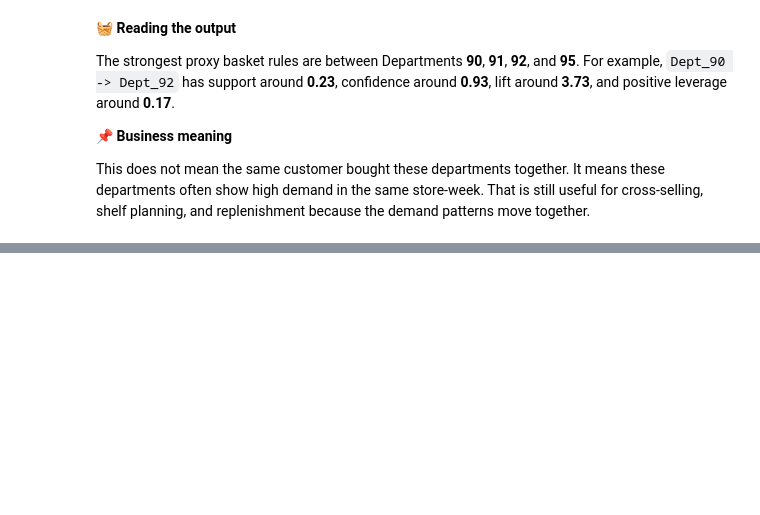
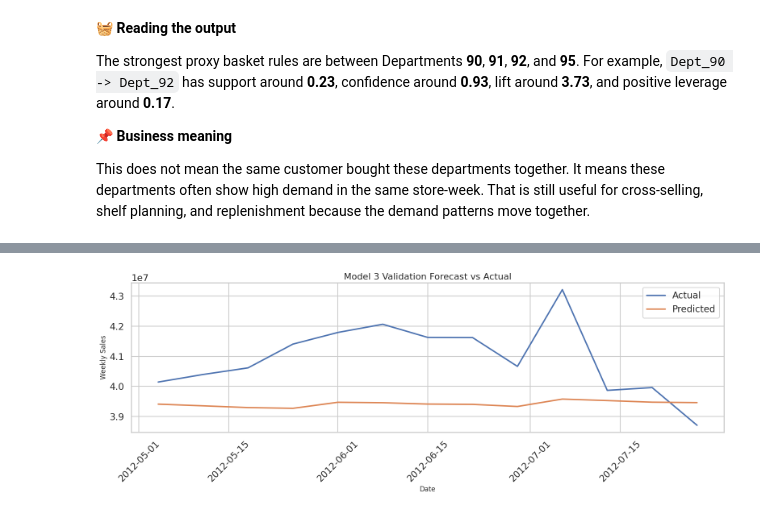
Before and after one commit to I-AM-PRASHANT-VERMA/Almabetter---Integrated-Retail-Analytics-for-Store-Optimization-, a Jupyter notebook: Integrated Retail Analytics for Store Optimization.ipynb, the cells around one changed output, grey strips where cells are left out. Drawn from its saved outputs; the diff is of its cells as text; code cells hidden in the pictures; blank space fills up the shorter version.

```diff
--- a/Integrated Retail Analytics for Store Optimization.ipynb
+++ b/Integrated Retail Analytics for Store Optimization.ipynb
@@ -2583,0 +3056,21 @@ This does not mean the same customer bought these departments together. It means
+# %%
+# Code Cell 49: Visualize the validation predictions for the best initial SARIMAX candidate.
+plt.figure(figsize=(16, 6))  # A wider figure keeps the validation time axis easy to read.
+
+# The actual validation sales path is drawn first.
+sns.lineplot(data=model_3_validation_plot_df, x="Date", y="Actual", label="Actual", linewidth=2.5)
+
+# The SARIMAX validation forecast is overlaid for comparison.
+sns.lineplot(data=model_3_validation_plot_df, x="Date", y="Predicted", label="Predicted", linewidth=2.5)
+
+# The title clarifies that the chart belongs to the third model family.
+plt.title("Model 3 Validation Forecast vs Actual")
+plt.xlabel("Date")  # The x-axis remains on the validation timeline.
+plt.ylabel("Weekly Sales")  # The y-axis remains on original sales units.
+plt.xticks(rotation=45)  # Rotated dates improve readability on the weekly axis.
+plt.tight_layout()
+plt.savefig(FIGURE_DIR / "model_3_validation_forecast_vs_actual.png", dpi=150, bbox_inches="tight")  # The layout is tightened for neat display.
+plt.show()
+plt.close("all")
+# %% [output]
+[figure, added]
```
Also changed, not shown: parts of 40 cells of this notebook.
